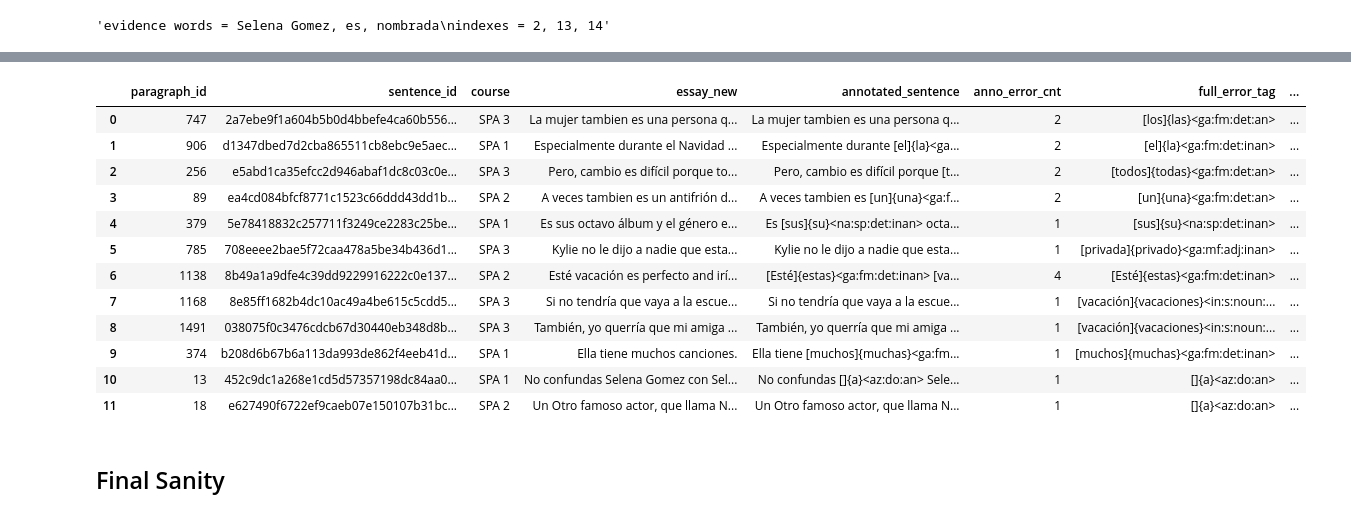
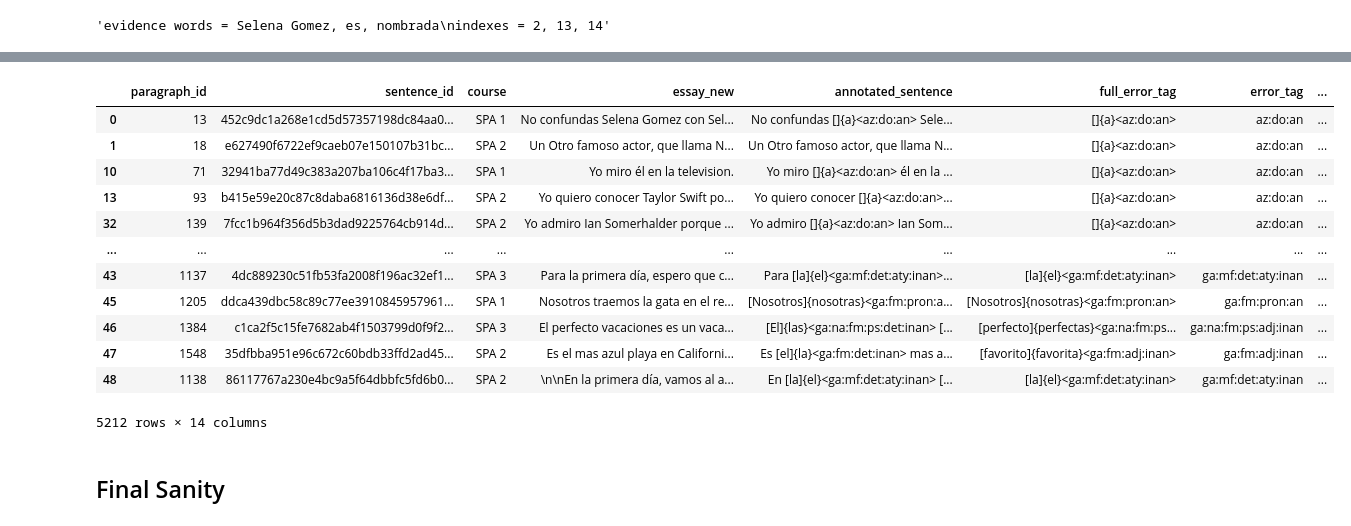
Before and after one commit to team-langbot/model_gec, a Jupyter notebook: EDA.ipynb, the cells around one changed output, grey strips where cells are left out. Drawn from its saved outputs; the diff is of its cells as text; code cells hidden in the pictures.

```diff
--- a/EDA.ipynb
+++ b/EDA.ipynb
@@ -826,3 +1025,3 @@ df_combine_test['evident_index'] = df_combine_test['raw_evidence'].apply(get_evi
 # %%
-df_combine_test
-# to do: take care the 'none' case and if correction_index is in evidence index we have to remove
+df_final_v1 = pd.concat([df_incorrect, df_correct ], axis=0)
+# to do: if correction_index is in evidence index we have to remove
@@ -843,16 +1028,22 @@ df_combine_test
-# %%
-df_combine_test
-# %% [output]
-|  | paragraph_id | sentence_id | course | essay_new | annotated_sentence | anno_error_cnt | full_error_tag | ... |
-| 0 | 747 | 2a7ebe9f1a604b5b0d4bbefe4ca60b556... | SPA 3 | La mujer tambien es una persona q... | La mujer tambien es una persona q... | 2 | [los]{las}<ga:fm:det:an> | ... |
-| 1 | 906 | d1347dbed7d2cba865511cb8ebc9e5aec... | SPA 1 | Especialmente durante el Navidad ... | Especialmente durante [el]{la}<ga... | 2 | [el]{la}<ga:fm:det:inan> | ... |
-| 2 | 256 | e5abd1ca35efcc2d946abaf1dc8c03c0e... | SPA 3 | Pero, cambio es difícil porque to... | Pero, cambio es difícil porque [t... | 2 | [todos]{todas}<ga:fm:det:an> | ... |
-| 3 | 89 | ea4cd084bfcf8771c1523c66ddd43dd1b... | SPA 2 | A veces tambien es un antifrión d... | A veces tambien es [un]{una}<ga:f... | 2 | [un]{una}<ga:fm:det:an> | ... |
-| 4 | 379 | 5e78418832c257711f3249ce2283c25be... | SPA 1 | Es sus octavo álbum y el género e... | Es [sus]{su}<na:sp:det:inan> octa... | 1 | [sus]{su}<na:sp:det:inan> | ... |
-| 5 | 785 | 708eeee2bae5f72caa478a5be34b436d1... | SPA 3 | Kylie no le dijo a nadie que esta... | Kylie no le dijo a nadie que esta... | 1 | [privada]{privado}<ga:mf:adj:inan> | ... |
-| 6 | 1138 | 8b49a1a9dfe4c39dd9229916222c0e137... | SPA 2 | Esté vacación es perfecto and irí... | [Esté]{estas}<ga:fm:det:inan> [va... | 4 | [Esté]{estas}<ga:fm:det:inan> | ... |
-| 7 | 1168 | 8e85ff1682b4dc10ac49a4be615c5cdd5... | SPA 3 | Si no tendría que vaya a la escue... | Si no tendría que vaya a la escue... | 1 | [vacación]{vacaciones}<in:s:noun:... | ... |
-| 8 | 1491 | 038075f0c3476cdcb67d30440eb348d8b... | SPA 3 | También, yo querría que mi amiga ... | También, yo querría que mi amiga ... | 1 | [vacación]{vacaciones}<in:s:noun:... | ... |
-| 9 | 374 | b208d6b67b6a113da993de862f4eeb41d... | SPA 1 | Ella tiene muchos canciones. | Ella tiene [muchos]{muchas}<ga:fm... | 1 | [muchos]{muchas}<ga:fm:det:inan> | ... |
-| 10 | 13 | 452c9dc1a268e1cd5d57357198dc84aa0... | SPA 1 | No confundas Selena Gomez con Sel... | No confundas []{a}<az:do:an> Sele... | 1 | []{a}<az:do:an> | ... |
-| 11 | 18 | e627490f6722ef9caeb07e150107b31bc... | SPA 2 | Un Otro famoso actor, que llama N... | Un Otro famoso actor, que llama N... | 1 | []{a}<az:do:an> | ... |
+# %%
+df_final_v1['evident_index_new'] = df_final_v1.apply(lambda row : remove_correction_index(row['correction_index'], row['evident_index']), axis=1)
+# %%
+df_final_v1['final_evident_index'] = df_final_v1.apply(lambda row : final_evidence_index(row['evident_index'], row['source']), axis=1)
+# %%
+df_with_evident = df_final_v1[['paragraph_id','sentence_id', 'course','essay_new', 'annotated_sentence', 'full_error_tag','error_tag','correction','error','target','source', 'correction_index', 'new_error_type','final_evident_index']]
+# %%
+df_with_evident
+# %% [output]
+|  | paragraph_id | sentence_id | course | essay_new | annotated_sentence | full_error_tag | error_tag | ... |
+| 0 | 13 | 452c9dc1a268e1cd5d57357198dc84aa0... | SPA 1 | No confundas Selena Gomez con Sel... | No confundas []{a}<az:do:an> Sele... | []{a}<az:do:an> | az:do:an | ... |
+| 1 | 18 | e627490f6722ef9caeb07e150107b31bc... | SPA 2 | Un Otro famoso actor, que llama N... | Un Otro famoso actor, que llama N... | []{a}<az:do:an> | az:do:an | ... |
+| 10 | 71 | 32941ba77d49c383a207ba106c4f17ba3... | SPA 1 | Yo miro él en la television. | Yo miro []{a}<az:do:an> él en la ... | []{a}<az:do:an> | az:do:an | ... |
+| 13 | 93 | b415e59e20c87c8daba6816136d38e6df... | SPA 2 | Yo quiero conocer Taylor Swift po... | Yo quiero conocer []{a}<az:do:an>... | []{a}<az:do:an> | az:do:an | ... |
+| 32 | 139 | 7fcc1b964f356d5b3dad9225764cb914d... | SPA 2 | Yo admiro Ian Somerhalder porque ... | Yo admiro []{a}<az:do:an> Ian Som... | []{a}<az:do:an> | az:do:an | ... |
+| ... | ... | ... | ... | ... | ... | ... | ... | ... |
+| 43 | 1137 | 4dc889230c51fb53fa2008f196ac32ef1... | SPA 3 | Para la primera día, espero que c... | Para [la]{el}<ga:mf:det:aty:inan>... | [la]{el}<ga:mf:det:aty:inan> | ga:mf:det:aty:inan | ... |
+| 45 | 1205 | ddca439dbc58c89c77ee3910845957961... | SPA 1 | Nosotros traemos la gata en el re... | [Nosotros]{nosotras}<ga:fm:pron:a... | [Nosotros]{nosotras}<ga:fm:pron:an> | ga:fm:pron:an | ... |
+| 46 | 1384 | c1ca2f5c15fe7682ab4f1503799d0f9f2... | SPA 3 | El perfecto vacaciones es un vaca... | [El]{las}<ga:na:fm:ps:det:inan> [... | [perfecto]{perfectas}<ga:na:fm:ps... | ga:na:fm:ps:adj:inan | ... |
+| 47 | 1548 | 35dfbba951e96c672c60bdb33ffd2ad45... | SPA 2 | Es el mas azul playa en Californi... | Es [el]{la}<ga:fm:det:inan> mas a... | [favorito]{favorita}<ga:fm:adj:inan> | ga:fm:adj:inan | ... |
+| 48 | 1138 | 86117767a230e4bc9a5f64dbbfc5fd6b0... | SPA 2 | \n\nEn la primera día, vamos al a... | En [la]{el}<ga:mf:det:aty:inan> [... | [la]{el}<ga:mf:det:aty:inan> | ga:mf:det:aty:inan | ... |
+5212 rows × 14 columns
```
Also changed, not shown: parts of 48 cells of this notebook, 12 other files.
